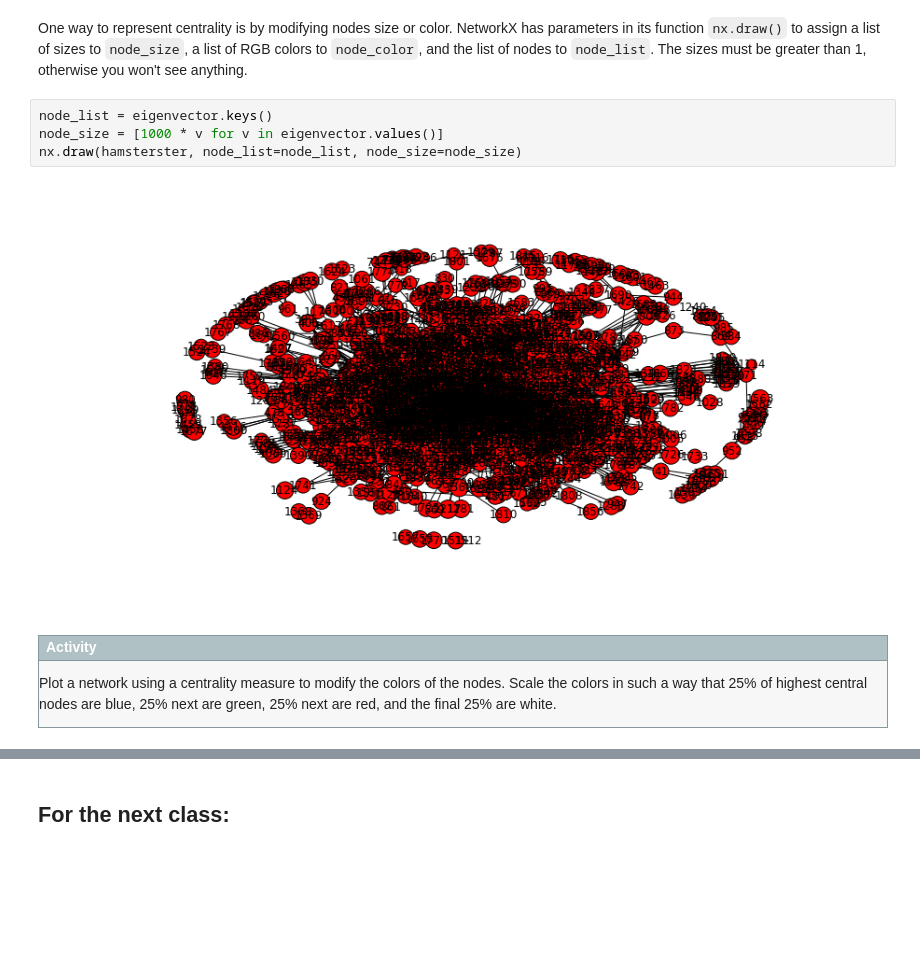
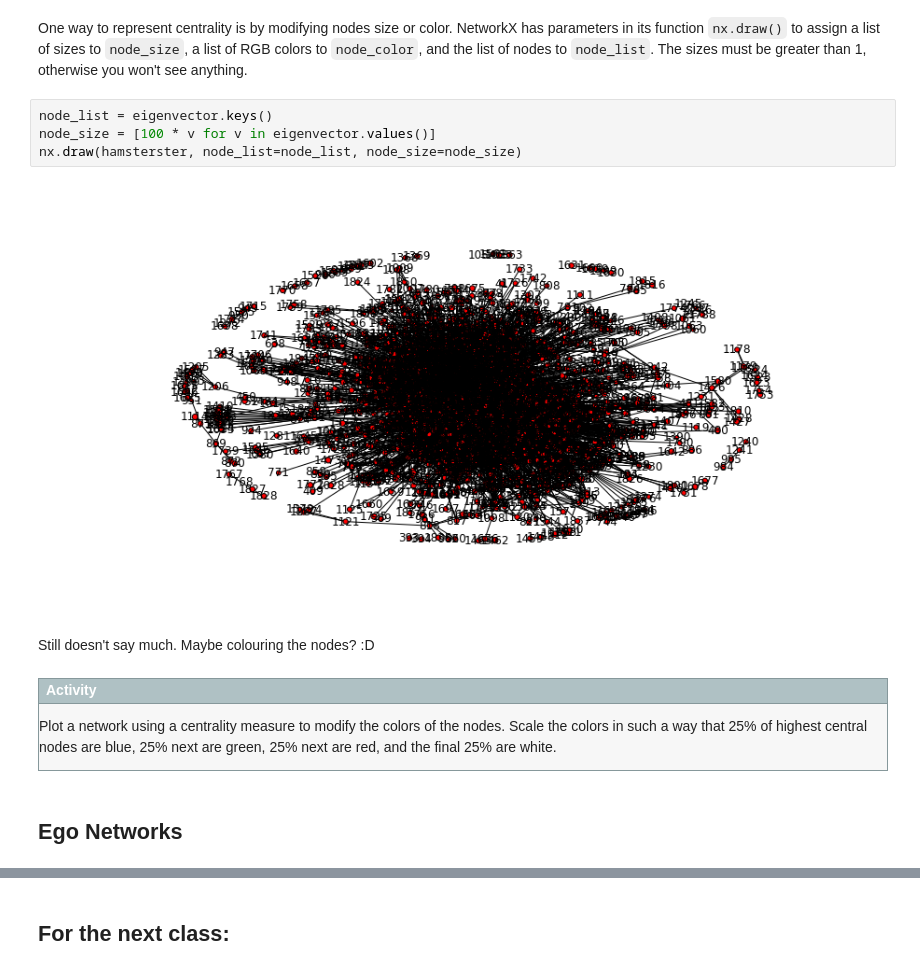
Before and after one commit to versae/data_for_humanists, a Jupyter notebook: Class18.ipynb, the cells around one changed output, grey strips where cells are left out. Cells and saved outputs as stored; diff of their text form; blank space fills up the shorter version.

```diff
--- a/Class18.ipynb
+++ b/Class18.ipynb
@@ -190,10 +223,12 @@ Pick other network from KONECT and apply all the centrality measures. Get the se
 One way to represent centrality is by modifying nodes size or color. NetworkX has parameters in its function `nx.draw()` to assign a list of sizes to `node_size`, a list of RGB colors to `node_color`, and the list of nodes to `node_list`. The sizes must be greater than 1, otherwise you won't see anything.
 # %%
 node_list = eigenvector.keys()
-node_size = [1000 * v for v in eigenvector.values()]
+node_size = [100 * v for v in eigenvector.values()]
 nx.draw(hamsterster, node_list=node_list, node_size=node_size)
 # %% [output]
-[figure, old version]
+[figure, new version]
+# %% [markdown]
+Still doesn't say much. Maybe colouring the nodes? :D
 # %% [markdown]
 <div style="font-size: 1em; margin: 1em 0 1em 0; border: 1px solid #86989B; background-color: #f7f7f7; padding: 0;">
 <p style="margin: 0; padding: 0.1em 0 0.1em 0.5em; color: white; border-bottom: 1px solid #86989B; font-weight: bold; background-color: #AFC1C4;">
@@ -203,3 +238,5 @@ Activity
 Plot a network using a centrality measure to modify the colors of the nodes. Scale the colors in such a way that 25% of highest central nodes are blue, 25% next are green, 25% next are red, and the final 25% are white.
 </p>
 </div>
+# %% [markdown]
+## Ego Networks
```
Also changed, not shown: parts of 30 cells of this notebook, 3 other files.
